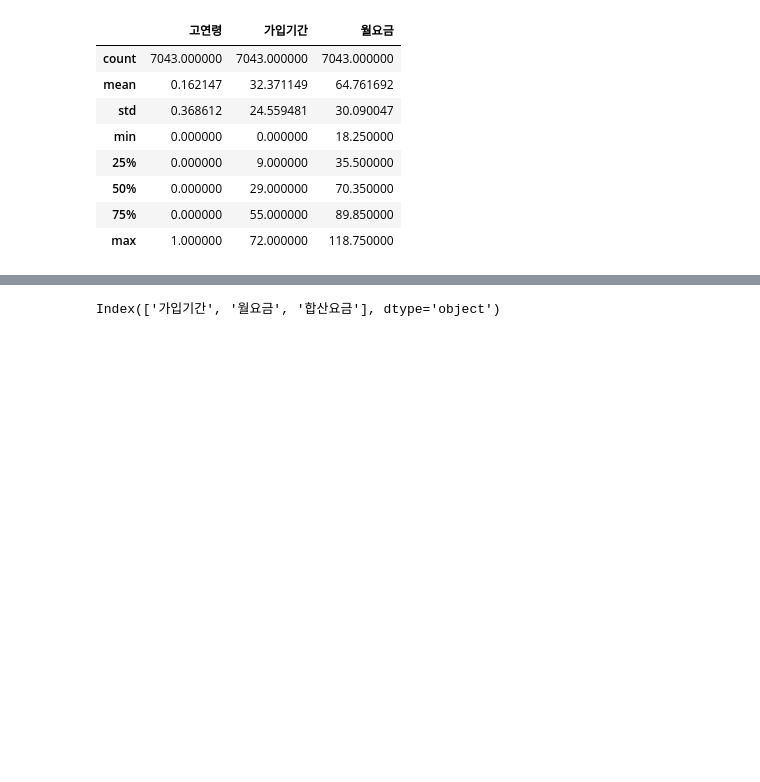
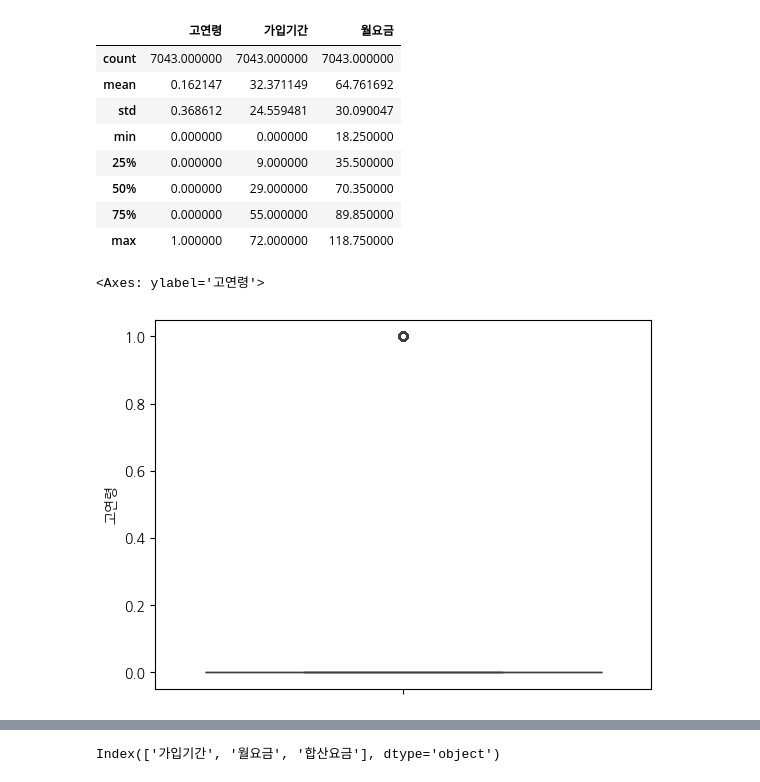
Before and after one commit to eunso03/fintech, a Jupyter notebook: 05machine_learning/13비지도학습_군집분석.ipynb, the cells around one changed output, grey strips where cells are left out. Saved outputs shown, nothing was run; the diff lists cells and outputs as text; code cells hidden in the pictures; blank space fills up the shorter version.

```diff
--- a/05machine_learning/13비지도학습_군집분석.ipynb
+++ b/05machine_learning/13비지도학습_군집분석.ipynb
@@ -300,6 +316,11 @@ data.describe()
 | 50% | 0.000000 | 29.000000 | 70.350000 |
 | 75% | 0.000000 | 55.000000 | 89.850000 |
 | max | 1.000000 | 72.000000 | 118.750000 |
+# %%
+sns.boxplot(data['고연령'])
+# %% [output]
+<Axes: ylabel='고연령'>
+[figure, added]
 # %%
 data2 = data.copy()
 # %%
```
Also changed, not shown: parts of 32 cells of this notebook.
